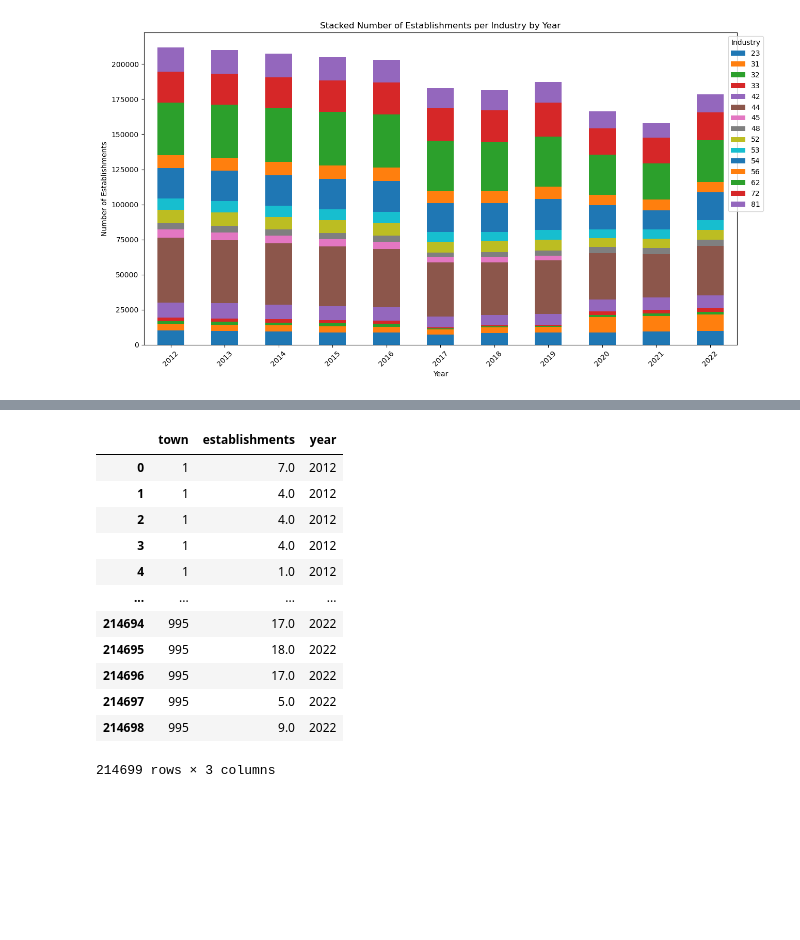
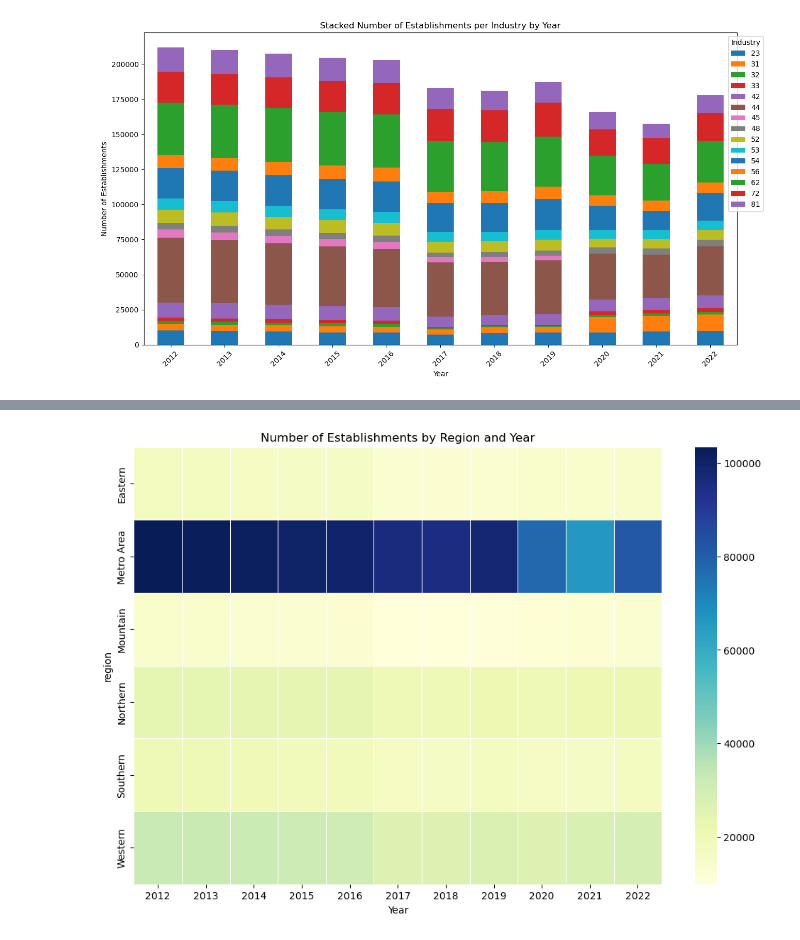
Before and after one commit to nessajimenez/pr-biz-patterns, a Jupyter notebook: Graphs from Clean Data.ipynb, the cells around one changed output, grey strips where cells are left out. Saved outputs shown, nothing was run; the diff lists cells and outputs as text; code cells hidden in the pictures; blank space fills up the shorter version.

Commit message:
Final Graphs Created

```diff
--- a/Graphs from Clean Data.ipynb
+++ b/Graphs from Clean Data.ipynb
@@ -128,18 +48,16 @@ for idx in df_numerical.columns:
-# %%
-df12_22heat = df12_22.drop(['naics'], axis=1)
-
-df12_22heat
-# %% [output]
-|  | town | establishments | year |
-| 0 | 1 | 7.0 | 2012 |
-| 1 | 1 | 4.0 | 2012 |
-| 2 | 1 | 4.0 | 2012 |
-| 3 | 1 | 4.0 | 2012 |
-| 4 | 1 | 1.0 | 2012 |
-| ... | ... | ... | ... |
-| 214694 | 995 | 17.0 | 2022 |
-| 214695 | 995 | 18.0 | 2022 |
-| 214696 | 995 | 17.0 | 2022 |
-| 214697 | 995 | 5.0 | 2022 |
-| 214698 | 995 | 9.0 | 2022 |
-214699 rows × 3 columns
+# %%
+# this is our pivot table to make the df work on a hate map
+pivot_table_df = df12_22.pivot_table(index='region',
+                                     columns='year',
+                                     values='establishments',
+                                     aggfunc='sum')
+
+# this is the code to create a heatmap for
+plt.figure(figsize=(12, 8))
+sns.heatmap(pivot_table_df, annot=False, fmt=".1f", cmap="YlGnBu", linewidths=.5)
+plt.title('Number of Establishments by Region and Year')
+plt.ylabel('region')
+plt.xlabel('Year')
+plt.show()
+# %% [output]
+[figure, added]
```
Also changed, not shown: parts of 10 cells of this notebook, 3 other files.
